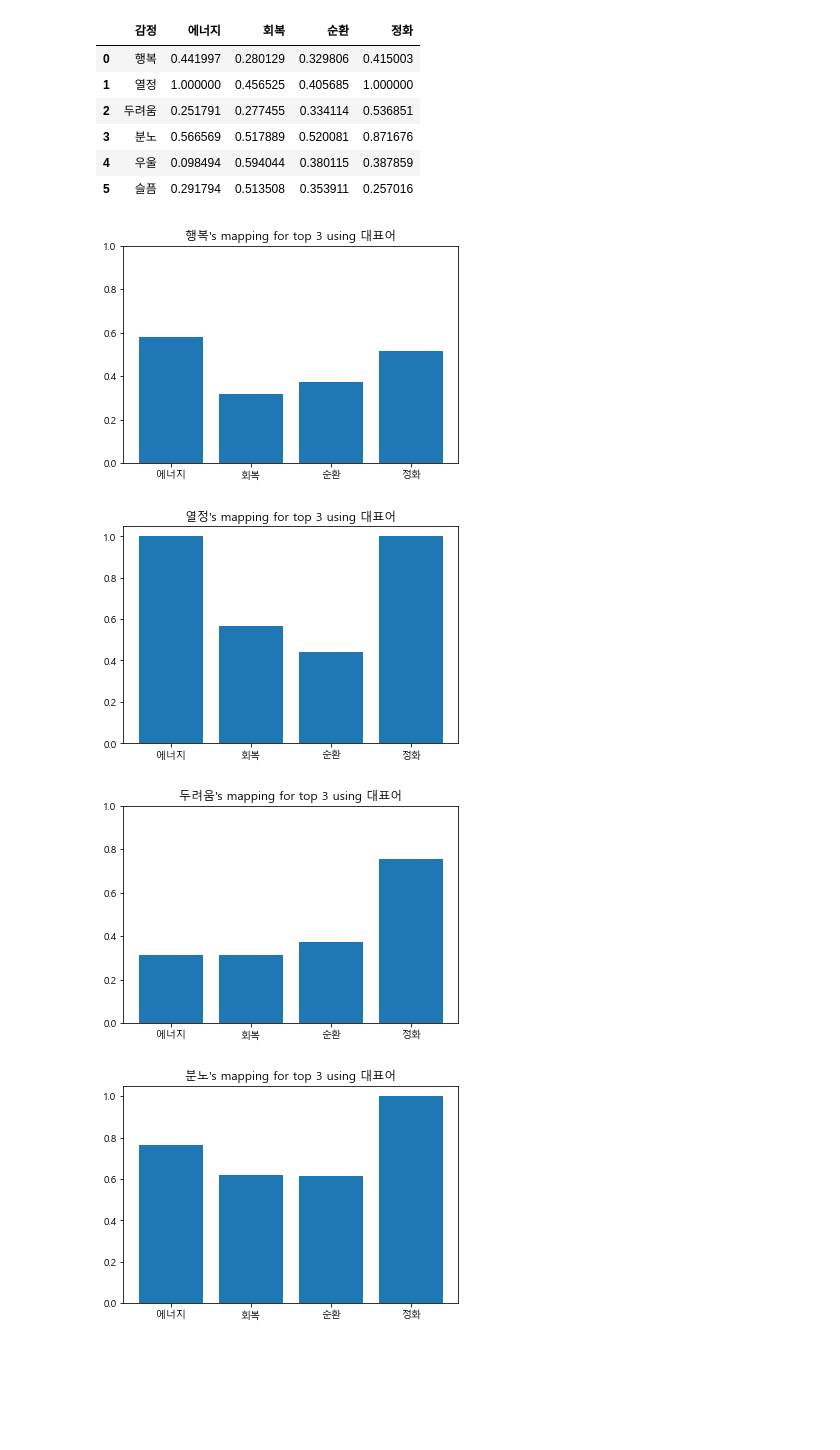
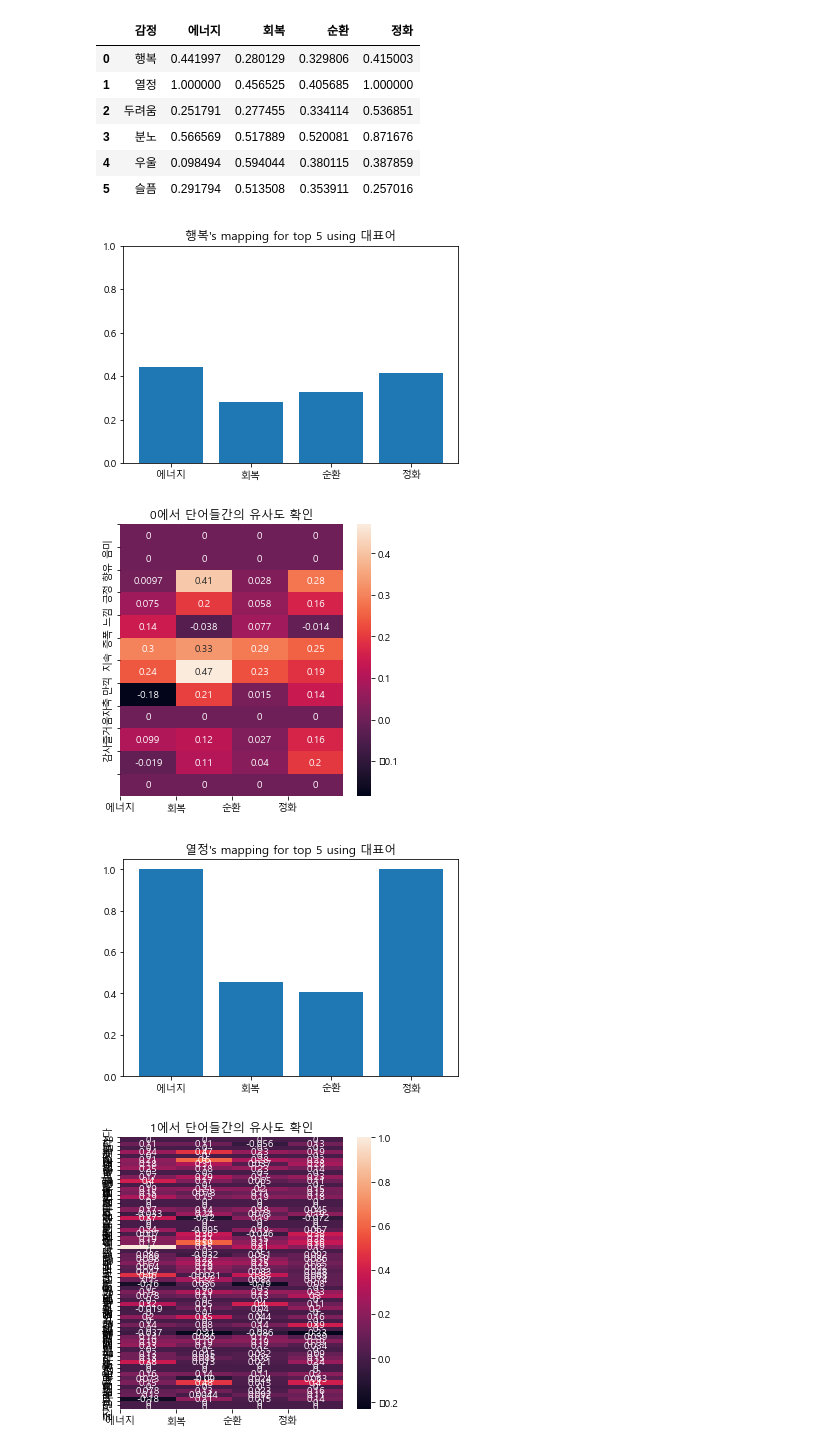
Before and after one commit to sigongjoa/emotion_thearpy, a Jupyter notebook: notebooks/check_emtion_data.ipynb, the cells around one changed output. Drawn from its saved outputs; the diff is of its cells as text; code cells hidden in the pictures; blank space fills up the shorter version.

```diff
--- a/notebooks/check_emtion_data.ipynb
+++ b/notebooks/check_emtion_data.ipynb
@@ -39,6 +39,7 @@ class check_data():
                         sub.append(0)
             tmp = np.sort(sub)[::-1][:top].mean()
             result.append(tmp)
+
 
         if dis == True:
             from matplotlib import rc
@@ -93,15 +94,17 @@ class check_data():
     def counter(self,sents, n):
         return sorted(collections.Counter(sents),reverse=True)[0:n]
 
-    def get_heatmap(self, emotion_name,figsize):
+    def get_heatmap(self, emotion_idx,figsize):
         plt.rc('font', family=self.font)
+        sNV = self.df['therapy'][emotion_idx]
+        sNV = sNV.split(" ")
+        effs_dims = ['에너지', '회복', '순환', '정화']
+
+
         result = []
-        x =   self.df[self.df['emotion'] == emotion_name].index.tolist()[0]
-        indf = self.df['therapy_count_topn_N'][x]
-
-        for out_word in indf:
+        for out_word in sNV:
             sub_result = []
-            for in_word in indf:
+            for in_word in effs_dims:
                 try:
                     sub_result.append(self.wiki_model.wv.similarity(out_word, in_word))
                 except:
@@ -110,11 +113,12 @@ class check_data():
 
         fig = plt.figure(figsize=figsize)
         fig.set_facecolor('white')
-        plt.title(f'{emotion_name}에서 단어들간의 유사도 확인')
+        plt.title(f'{emotion_idx}에서 단어들간의 유사도 확인')
         sns.heatmap(result,annot=True)
-        plt.xticks(np.arange(len(indf)),indf)
-        plt.yticks(np.arange(len(indf)),indf)
+        plt.xticks(np.arange(len(effs_dims)),effs_dims)
+        plt.yticks(np.arange(len(sNV)),sNV)
         plt.show()
+
 
     def getDF(self):
         self.df.to_csv('data.csv')
@@ -258,10 +267,11 @@ hXYZ.todf("../result/emotion_estimation_hand_craft.csv")
 | 4 | 우울 | 0.098494 | 0.594044 | 0.380115 | 0.387859 |
 | 5 | 슬픔 | 0.291794 | 0.513508 | 0.353911 | 0.257016 |
 # %%
-for i in range(0,5):
-    hXYZ.result(i,3,True)
+for i in range(0,2):
+    hXYZ.result(i,5,True)
+    hXYZ.get_heatmap(i,(5,5))
 # %% [output]
-[figure, old version]
+[figure, new version]
-[figure, old version]
+[figure, new version]
-[figure, old version]
+[figure, new version]
-[figure, old version]
+[figure, new version]
```
Also changed, not shown: parts of 3 cells of this notebook, 10 other files.
